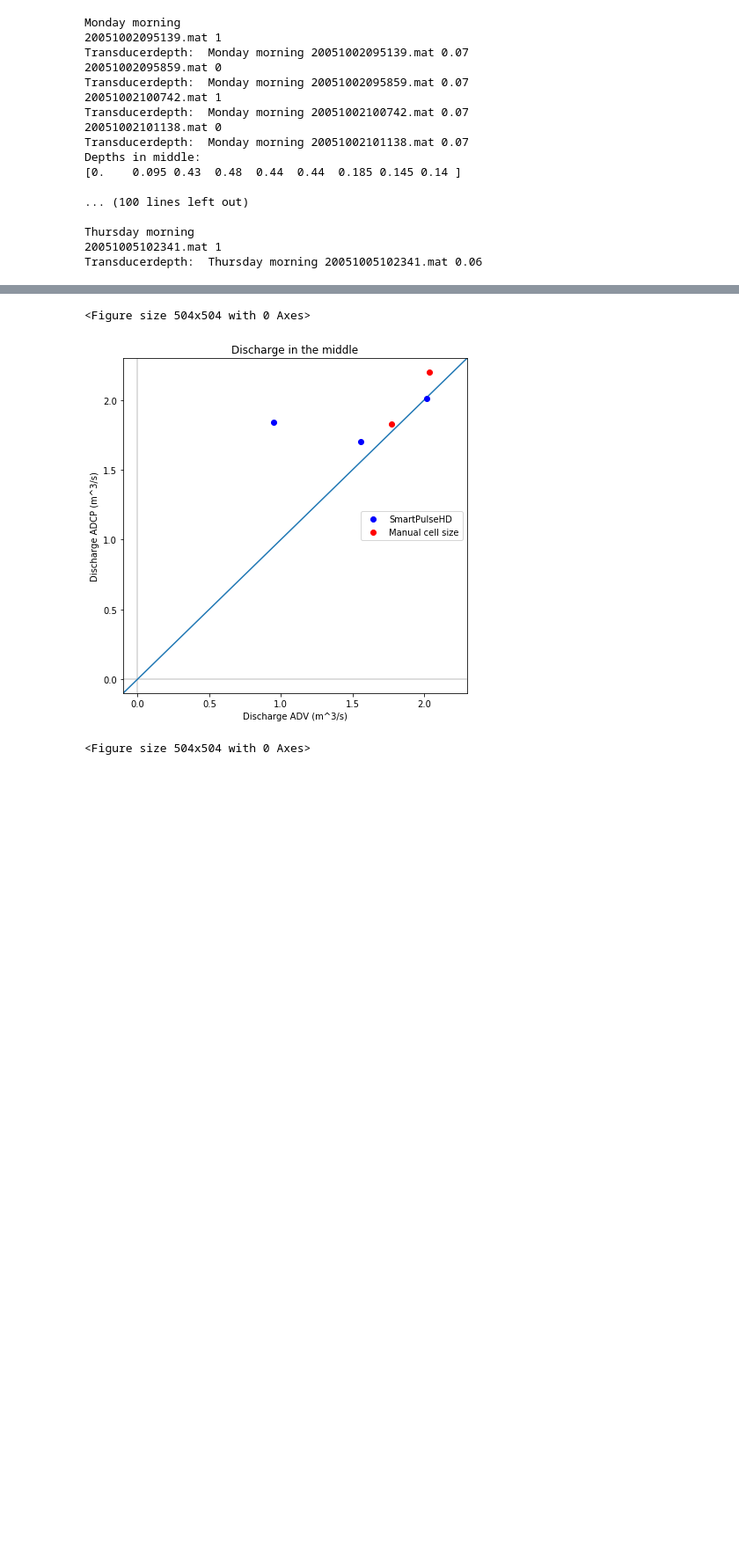
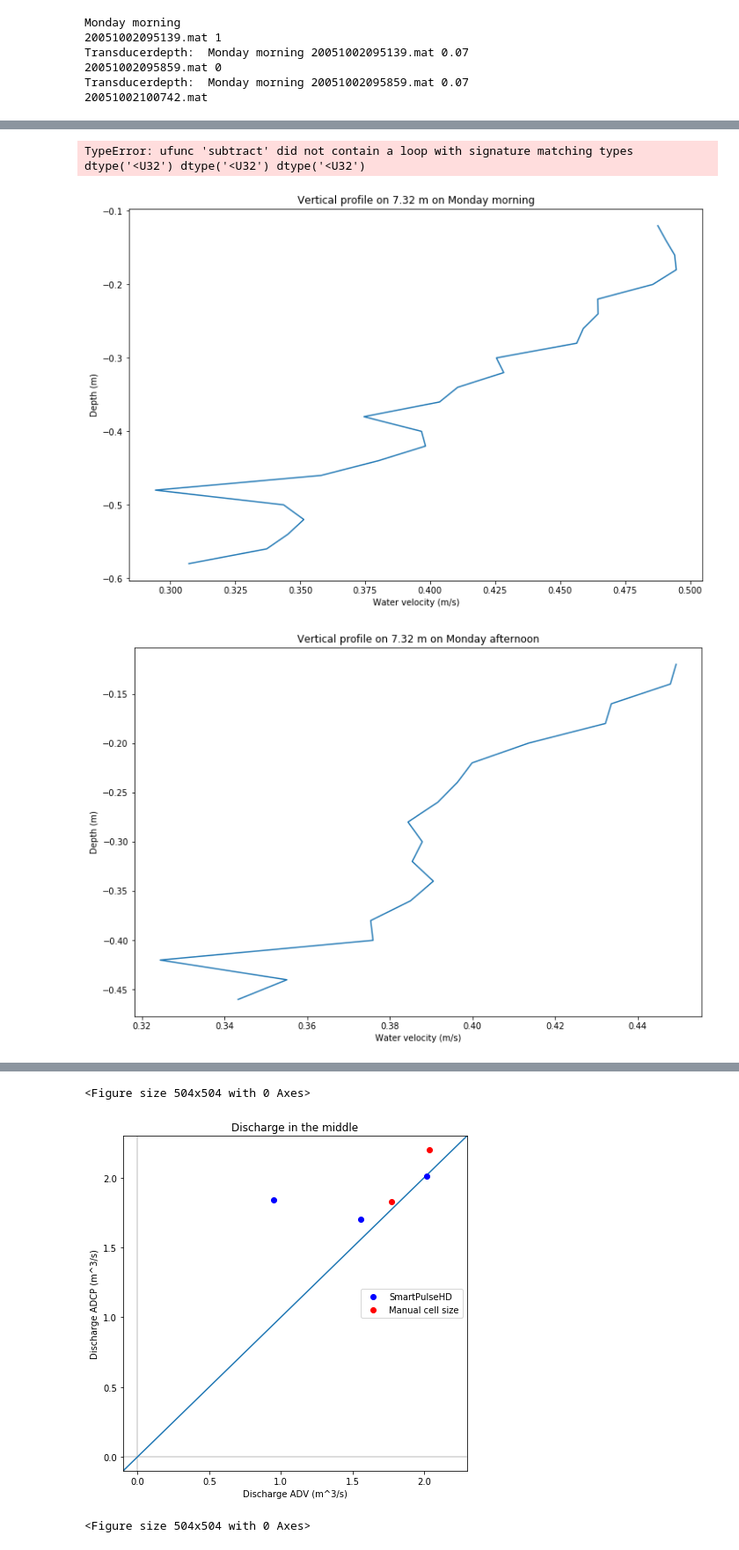
Before and after one commit to XinbaiXie/fieldwork-2019-adcp-adv, a Jupyter notebook: code/Script reading data.ipynb, the cells around one changed output, grey strips where cells are left out. Shown at 88% size. Cells and saved outputs as stored; diff of their text form; code cells hidden in the pictures; blank space fills up the shorter version.

```diff
--- a/code/Script reading data.ipynb
+++ b/code/Script reading data.ipynb
@@ -9,10 +9,10 @@ import csv
 # %%
 ########## Variables #############
 Blank_zone = 0.11
-Vbeam = 6.32 # distance of vertical sample
+Vbeam = 7.32 # distance of vertical sample
 
-plot_vert_prof = False # Plot vertical profile
-save_vert_prof = True # Save vertical profile to file
+plot_vert_prof = True # Plot vertical profile
+save_vert_prof = False # Save vertical profile to file
 
 plot_cross_sec = False
 
@@ -96,14 +96,6 @@ for root, dirs, files in os.walk(basefolder, topdown=False):
         matfile = root+'/'+file
         mat = spio.loadmat(matfile)
 
-        # Load velocity for each of the four beams
-        Velocity = mat['WaterTrack']['Velocity'][()][0][0]       # velocity for each of the 4 beams
-
-
-        Vprofile = (Velocity[:,0,:]**2+Velocity[:,1,:]**2)**0.5  # average velocity profile
-        if plot_cross_sec:
-            plt.figure(figsize=(8,12))
-            plt.imshow(Vprofile[:20, :])
 
         ### Qs ###
         # Load the extrapolated qs
@@ -111,7 +103,9 @@ for root, dirs, files in os.walk(basefolder, topdown=False):
         LeftQ = mat['Summary']['Left_Q'][()][0][0][-1][0]
         TopQ = mat['Summary']['Top_Q'][()][0][0][-1][0]
         # Load calculated
-        MiddleQ = mat['Summary']['Middle_Q'][()][0][0][-1][0]+mat['Summary']['Bottom_Q'][()][0][0][-1][0]+mat['Summary']['Top_Q'][()][0][0][-1][0]
+        MiddleQ = mat['Summary']['Middle_Q'][()][0][0][-1][0]
+        BottomQ = mat['Summary']['Bottom_Q'][()][0][0][-1][0]
+        TopQ = mat['Summary']['Top_Q'][()][0][0][-1][0]
         # Load total discharge
         Discharge   = mat['Summary']['Total_Q'][()][0][0]     # discharge
 
@@ -139,15 +133,32 @@ for root, dirs, files in os.walk(basefolder, topdown=False):
         Cellsize = np.array([round(Cellsize[i][0],4) for i in range(len(Cells))])
 
 
-
         # Load the track of the boat
         Track = mat['Summary']['Track'][()][0][0]    # track location for each sample in X/Y coordinates
         Track_x = np.array([Track[i][0] for i in range(len(Track))])
         Track_y = np.array([Track[i][1] for i in range(len(Track))])
         Distance = np.array([(Track_x[i]**2+Track_y[i]**2)**0.5 for i in range(len(Track_x))]) #np.sum(abs(Track),1)    #this is probably not be correct and it depends how Track is measured. Please check this!
 
+
+        # Load velocity for each of the four beams
+        Velocity = mat['WaterTrack']['Velocity'][()][0][0]       # velocity for each of the 4 beams
+
         if direction==1:  # flip if reverse
             Distance = np.max(Distance)-Distance
+            Velocity = - Velocity
+
+        Vabs = (Velocity[:,0,:]**2+Velocity[:,1,:]**2)**0.5  # average velocity profile
+
+        # Velocity in the direction of the river
+        Angle_tot = np.arctan(Track_x[-1]/Track_y[-1])
+        Angle_cell = np.arctan(Velocity[:,0,:]/Velocity[:,1,:])
+        Angle_dir = 0.5*np.pi-Angle_tot-Angle_cell
+        Vprofile = Vabs*np.cos(Angle_dir)
+        Vprofile = Vabs
+
+        if plot_cross_sec:
+            plt.figure(figsize=(8,12))
+            plt.imshow(Vprofile[:20, :])
 
         # Depths in the measured area
         Middepths = Cells*Cellsize
@@ -223,8 +234,8 @@ for root, dirs, files in os.walk(basefolder, topdown=False):
     if plot_vert_prof:
         plt.figure(figsize=(12,8))
         plt.plot(x_axis_tot, tot_ys)
-        plt.ylim((-.6,0))
-        plt.xlim((0, 0.6))
+        #plt.ylim((-.6,0))
+        #plt.xlim((0, 0.6))
         plt.xlabel('Water velocity (m/s)')
         plt.ylabel('Depth (m)')
         plt.title('Vertical profile on {} m on {}'.format(str(Vbeam), daynames[day]))
@@ -261,15 +272,4 @@ Monday morning
 Transducerdepth:  Monday morning 20051002095139.mat 0.07
 20051002095859.mat 0
 Transducerdepth:  Monday morning 20051002095859.mat 0.07
-20051002100742.mat 1
-Transducerdepth:  Monday morning 20051002100742.mat 0.07
-20051002101138.mat 0
-Transducerdepth:  Monday morning 20051002101138.mat 0.07
-Depths in middle:
-[0.    0.095 0.43  0.48  0.44  0.44  0.185 0.145 0.14 ]
-
-... (100 lines left out)
-
-Thursday morning
-20051005102341.mat 1
-Transducerdepth:  Thursday morning 20051005102341.mat 0.06
+20051002100742.mat
@@ -276,0 +293,3 @@ TypeError: ufunc 'subtract' did not contain a loop with signature matching types
+TypeError: ufunc 'subtract' did not contain a loop with signature matching types dtype('<U32') dtype('<U32') dtype('<U32')
+[figure, added]
+[figure, added]
```
Also changed, not shown: parts of 10 cells of this notebook.
